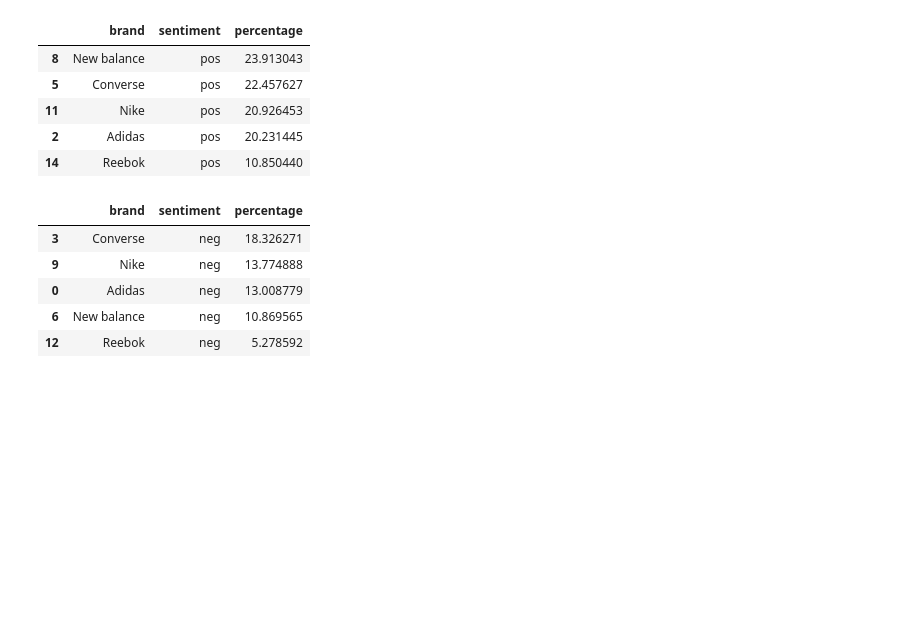
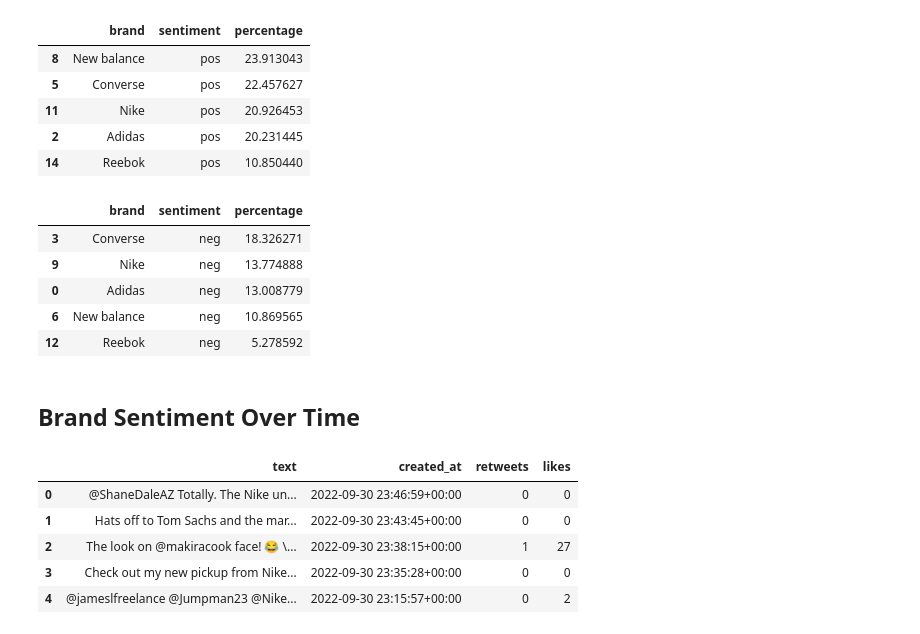
Before and after one commit to HuanSunGo/Quantilope_Core, a Jupyter notebook: src/tweet_analysis/twitter_huan/sentiment_kpi.ipynb, the cells around one changed output. Cells and saved outputs as stored; diff of their text form; code cells hidden in the pictures; blank space fills up the shorter version.

```diff
--- a/src/tweet_analysis/twitter_huan/sentiment_kpi.ipynb
+++ b/src/tweet_analysis/twitter_huan/sentiment_kpi.ipynb
@@ -111,3 +122,16 @@ brand_sentiment[brand_sentiment['sentiment'] == 'neg'].sort_values(by = 'percent
 | 0 | Adidas | neg | 13.008779 |
 | 6 | New balance | neg | 10.869565 |
 | 12 | Reebok | neg | 5.278592 |
+# %% [markdown]
+## Brand Sentiment Over Time
+# %%
+time = pd.read_csv('C:\\Users\\hs324\\OneDrive\\Desktop\\Class_Files\\06_2022Fall\\04_Practicum\\Quantilope_Core\\data\\five_brands_text.csv',index_col=[0] )
+time= time[['text','created_at','retweets','likes']].reset_index().drop(columns = 'author_id')
+time.head()
+# %% [output]
+|  | text | created_at | retweets | likes |
+| 0 | @ShaneDaleAZ Totally. The Nike un... | 2022-09-30 23:46:59+00:00 | 0 | 0 |
+| 1 | Hats off to Tom Sachs and the mar... | 2022-09-30 23:43:45+00:00 | 0 | 0 |
+| 2 | The look on @makiracook face! 😂 \... | 2022-09-30 23:38:15+00:00 | 1 | 27 |
+| 3 | Check out my new pickup from Nike... | 2022-09-30 23:35:28+00:00 | 0 | 0 |
+| 4 | @jameslfreelance @Jumpman23 @Nike... | 2022-09-30 23:15:57+00:00 | 0 | 2 |
```
Also changed, not shown: parts of 7 cells of this notebook.
